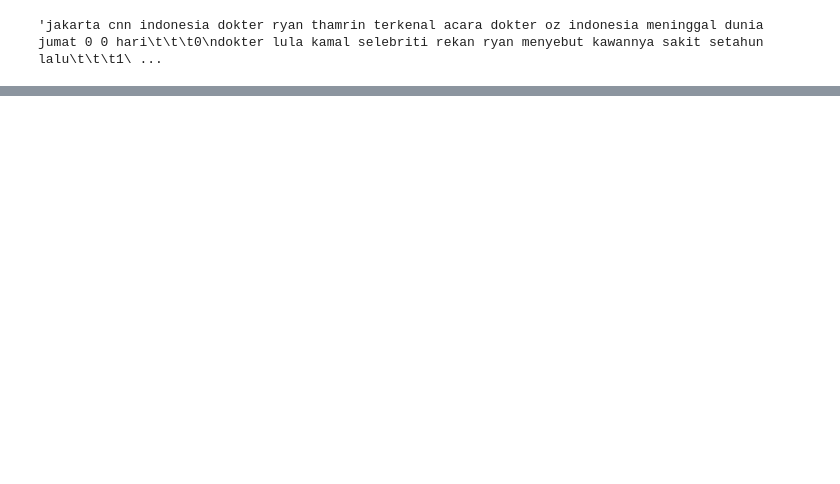
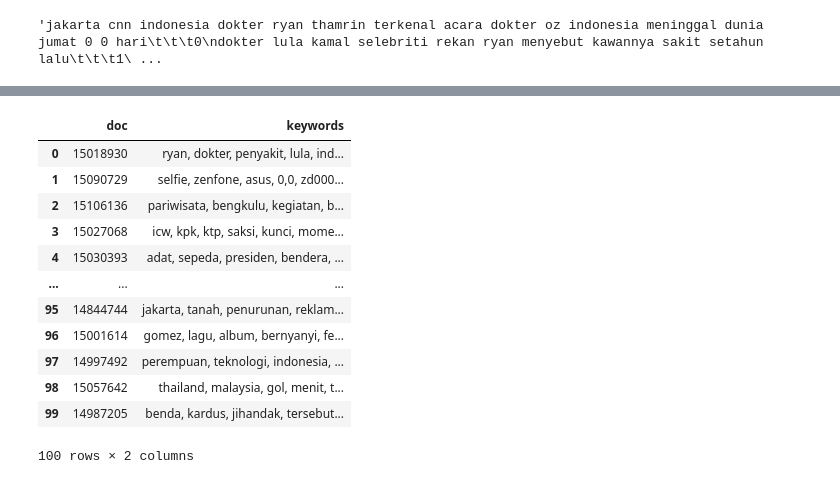
Before and after one commit to adibenc/dm-sum-key, a Jupyter notebook: main-sum.ipynb, the cells around one changed output, grey strips where cells are left out. Cells and saved outputs as stored; diff of their text form; code cells hidden in the pictures; blank space fills up the shorter version.

```diff
--- a/main-sum.ipynb
+++ b/main-sum.ipynb
@@ -462,0 +543,21 @@ docsKeywords[1], docsKeywords[2], docsKeywords[3]
+# %%
+dfkw = pd.DataFrame({
+    "doc": [ r.id_[0:8] for r in presults['results']['doc']],
+    "keywords": [ ", ".join(kw.keys()) for kw in docsKeywords],
+})
+dfkw.to_csv("dummy/2022-0529-kw.csv")
+dfkw
+# %% [output]
+|  | doc | keywords |
+| 0 | 15018930 | ryan, dokter, penyakit, lula, ind... |
+| 1 | 15090729 | selfie, zenfone, asus, 0,0, zd000... |
+| 2 | 15106136 | pariwisata, bengkulu, kegiatan, b... |
+| 3 | 15027068 | icw, kpk, ktp, saksi, kunci, mome... |
+| 4 | 15030393 | adat, sepeda, presiden, bendera, ... |
+| ... | ... | ... |
+| 95 | 14844744 | jakarta, tanah, penurunan, reklam... |
+| 96 | 15001614 | gomez, lagu, album, bernyanyi, fe... |
+| 97 | 14997492 | perempuan, teknologi, indonesia, ... |
+| 98 | 15057642 | thailand, malaysia, gol, menit, t... |
+| 99 | 14987205 | benda, kardus, jihandak, tersebut... |
+100 rows × 2 columns
```
Also changed, not shown: parts of 22 cells of this notebook, 1 other file.
